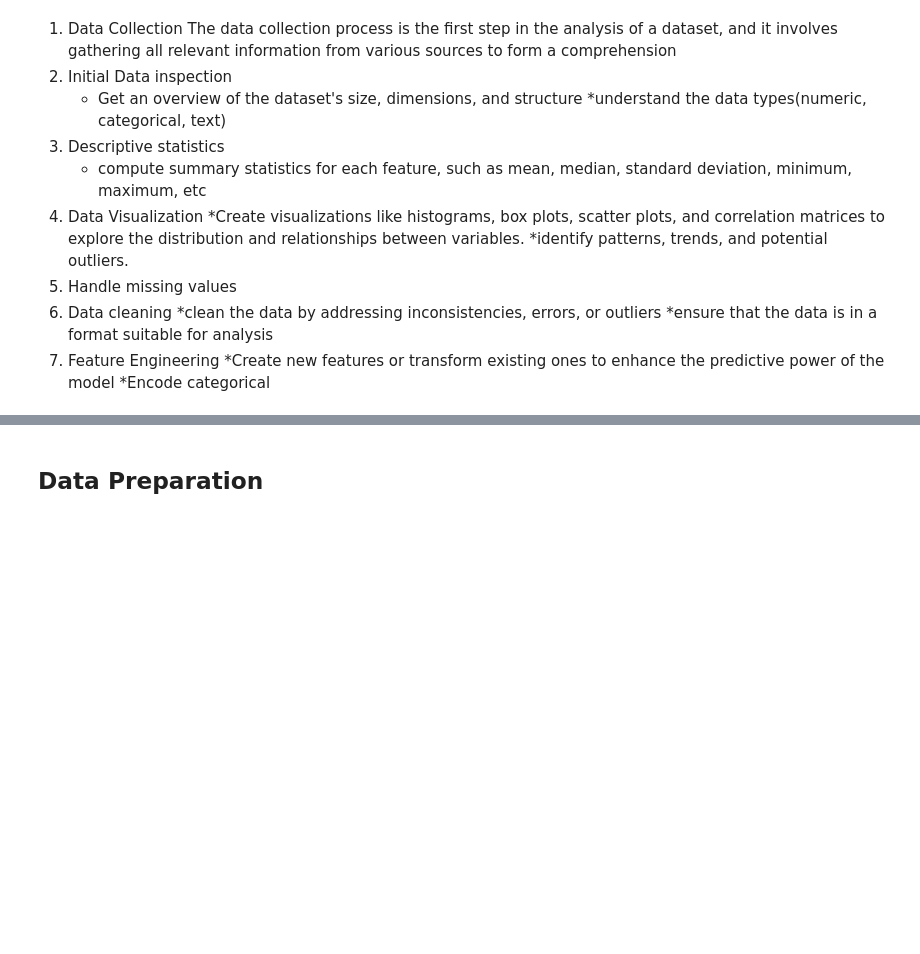
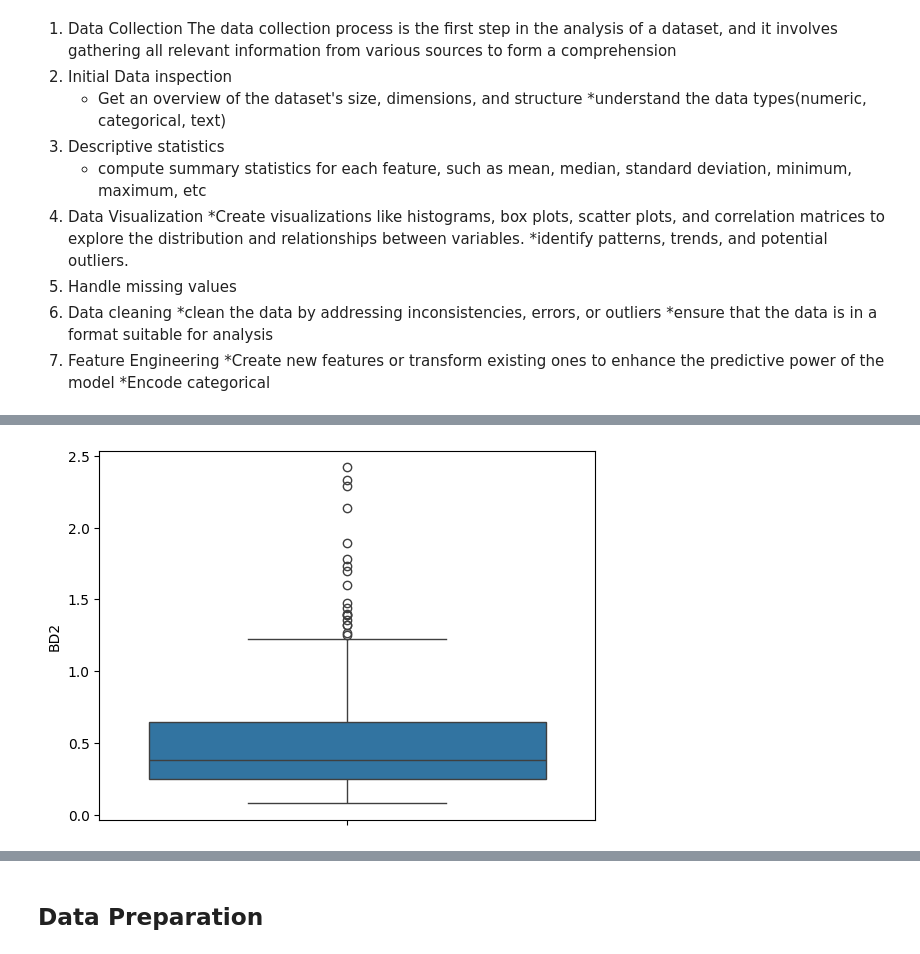
Before and after one commit to sethsot/P6-API_for_ML_model, a Jupyter notebook: machine_learning.ipynb, the cells around one changed output, grey strips where cells are left out. Saved outputs shown, nothing was run; the diff lists cells and outputs as text; code cells hidden in the pictures; blank space fills up the shorter version.

```diff
--- a/machine_learning.ipynb
+++ b/machine_learning.ipynb
@@ -66,0 +272,5 @@ import seaborn as sns
+# %%
+sns.boxplot(data=df['BD2'])
+plt.show()
+# %% [output]
+[figure, added]
```
Also changed, not shown: parts of 39 cells of this notebook, 4 other files.
